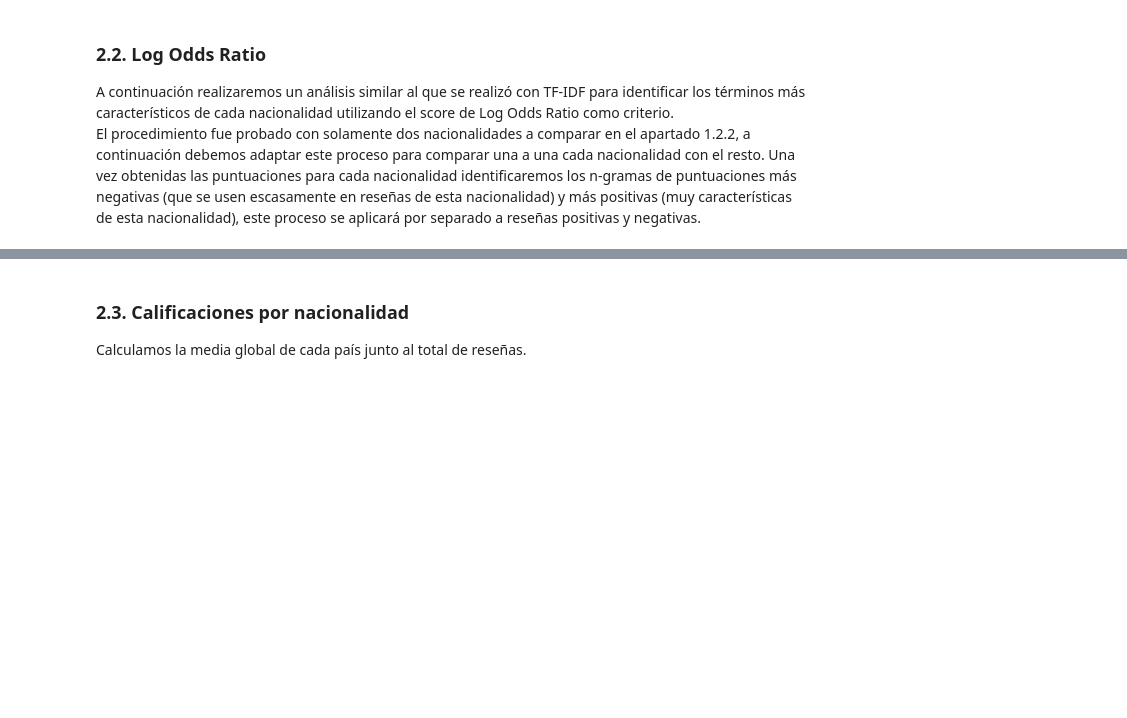
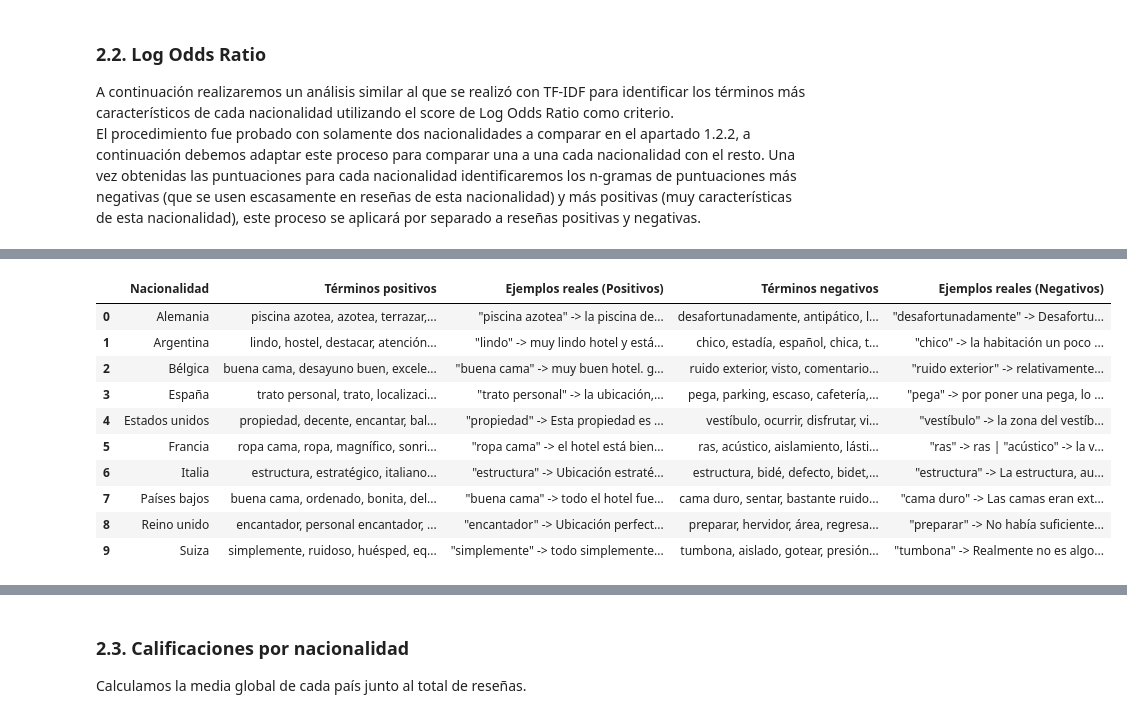
Before and after one commit to amalo8/ProyectoNLP, a Jupyter notebook: objetivo3.ipynb, the cells around one changed output, grey strips where cells are left out. Saved outputs shown, nothing was run; the diff lists cells and outputs as text; code cells hidden in the pictures; blank space fills up the shorter version.

```diff
--- a/objetivo3.ipynb
+++ b/objetivo3.ipynb
@@ -612,0 +695,41 @@ def LogOdds_multi(df_counts, nac_target,  alpha=0.01):
+# %%
+logodds_multi = []
+top = 5
+
+for nac in np.unique(df_proyecto["nacionalidad"]):
+    logodds_pos = LogOdds_multi(cuentas_pos_tot, nac)
+    logodds_neg = LogOdds_multi(cuentas_neg_tot, nac)
+
+    palabras_pos = logodds_pos.columns[-top:][::-1].tolist()
+    palabras_neg = logodds_neg.columns[-top:][::-1].tolist()
+
+    ejemplos_pos = buscar_verbatim(df_proyecto, nac, palabras_pos, 'positivo_clean', 'positivo')
+    ejemplos_neg = buscar_verbatim(df_proyecto, nac, palabras_neg, 'negativo_clean', 'negativo')
+
+    # Guardamos todo estructurado en tu lista
+    logodds_multi.append({
+        "Nacionalidad": nac.capitalize(),
+        "Términos positivos": ", ".join(palabras_pos),
+        "Ejemplos reales (Positivos)": ejemplos_pos,
+        "Términos negativos": ", ".join(palabras_neg),
+        "Ejemplos reales (Negativos)": ejemplos_neg
+    })
+
+df_logodds_multi = pd.DataFrame(logodds_multi)
+
+pd.set_option('display.max_colwidth', None)
+pd.set_option('display.max_columns', None)
+
+display(df_logodds_multi)
+# %% [output]
+|  | Nacionalidad | Términos positivos | Ejemplos reales (Positivos) | Términos negativos | Ejemplos reales (Negativos) |
+| 0 | Alemania | piscina azotea, azotea, terrazar,... | "piscina azotea" -> la piscina de... | desafortunadamente, antipático, l... | "desafortunadamente" -> Desafortu... |
+| 1 | Argentina | lindo, hostel, destacar, atención... | "lindo" -> muy lindo hotel y está... | chico, estadía, español, chica, t... | "chico" -> la habitación un poco ... |
+| 2 | Bélgica | buena cama, desayuno buen, excele... | "buena cama" -> muy buen hotel. g... | ruido exterior, visto, comentario... | "ruido exterior" -> relativamente... |
+| 3 | España | trato personal, trato, localizaci... | "trato personal" -> la ubicación,... | pega, parking, escaso, cafetería,... | "pega" -> por poner una pega, lo ... |
+| 4 | Estados unidos | propiedad, decente, encantar, bal... | "propiedad" -> Esta propiedad es ... | vestíbulo, ocurrir, disfrutar, vi... | "vestíbulo" -> la zona del vestíb... |
+| 5 | Francia | ropa cama, ropa, magnífico, sonri... | "ropa cama" -> el hotel está bien... | ras, acústico, aislamiento, lásti... | "ras" -> ras | "acústico" -> la v... |
+| 6 | Italia | estructura, estratégico, italiano... | "estructura" -> Ubicación estraté... | estructura, bidé, defecto, bidet,... | "estructura" -> La estructura, au... |
+| 7 | Países bajos | buena cama, ordenado, bonita, del... | "buena cama" -> todo el hotel fue... | cama duro, sentar, bastante ruido... | "cama duro" -> Las camas eran ext... |
+| 8 | Reino unido | encantador, personal encantador, ... | "encantador" -> Ubicación perfect... | preparar, hervidor, área, regresa... | "preparar" -> No había suficiente... |
+| 9 | Suiza | simplemente, ruidoso, huésped, eq... | "simplemente" -> todo simplemente... | tumbona, aislado, gotear, presión... | "tumbona" -> Realmente no es algo... |
```
Also changed, not shown: parts of 16 cells of this notebook.
